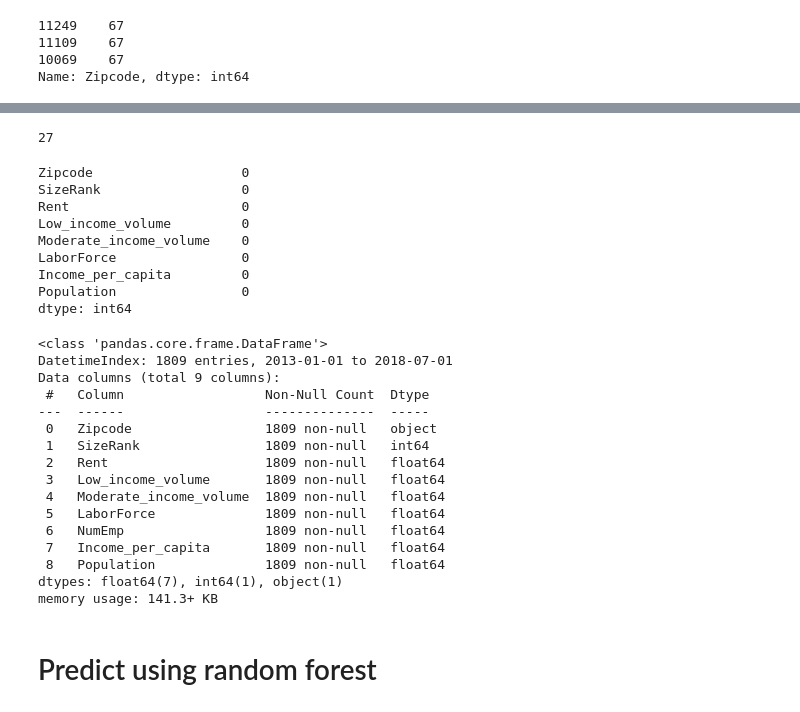
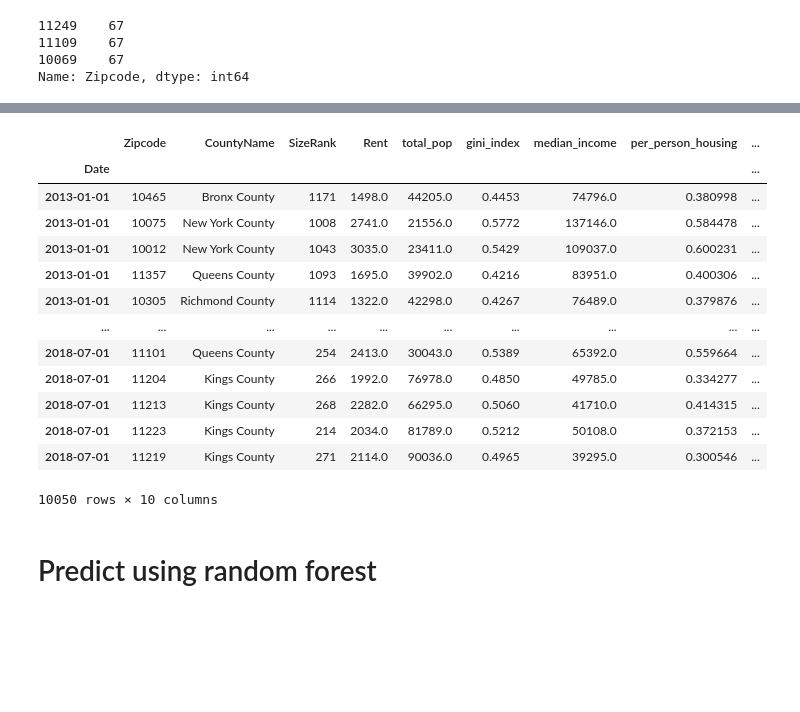
Before and after one commit to EugeniaDickson/zillow_rent_index, a Jupyter notebook: casey/7park_EDA-copy.ipynb, the cells around one changed output, grey strips where cells are left out. Saved outputs shown, nothing was run; the diff lists cells and outputs as text; code cells hidden in the pictures; blank space fills up the shorter version.

```diff
--- a/casey/7park_EDA-copy.ipynb
+++ b/casey/7park_EDA-copy.ipynb
@@ -181,3 +164,11 @@ nyc_df[nyc_df.isnull().sum(axis = 1)>0].Zipcode.value_counts()
 11109    67
 10069    67
 Name: Zipcode, dtype: int64
+# %%
+nyc_impute = nyc_df.fillna({'mean_commute_time':np.mean(nyc_df['mean_commute_time']),
+               'total_pop':np.mean(nyc_df['total_pop']),
+               'gini_index':np.mean(nyc_df['gini_index']),
+               'median_income':np.mean(nyc_df['median_income']),
+               'per_person_housing':np.mean(nyc_df.per_person_housing),
+               'bachelors_ormore':np.mean(nyc_df.bachelors_ormore)
+              })
@@ -273,38 +231,20 @@ austin_df
-# %%
-len(austin_df['Zipcode'].value_counts())
-# %% [output]
-27
-# %%
-austin_df.isnull().sum(axis = 0)
-# %% [output]
-Zipcode                   0
-SizeRank                  0
-Rent                      0
-Low_income_volume         0
-Moderate_income_volume    0
-LaborForce                0
-Income_per_capita         0
-Population                0
-dtype: int64
-# %%
-austin_df.info()
-# %% [output]
-<class 'pandas.core.frame.DataFrame'>
-DatetimeIndex: 1809 entries, 2013-01-01 to 2018-07-01
-Data columns (total 9 columns):
- #   Column                  Non-Null Count  Dtype
----  ------                  --------------  -----
- 0   Zipcode                 1809 non-null   object
- 1   SizeRank                1809 non-null   int64
- 2   Rent                    1809 non-null   float64
- 3   Low_income_volume       1809 non-null   float64
- 4   Moderate_income_volume  1809 non-null   float64
- 5   LaborForce              1809 non-null   float64
- 6   NumEmp                  1809 non-null   float64
- 7   Income_per_capita       1809 non-null   float64
- 8   Population              1809 non-null   float64
-dtypes: float64(7), int64(1), object(1)
-memory usage: 141.3+ KB
+# %%
+nyc_impute
+# %% [output]
+|  | Zipcode | CountyName | SizeRank | Rent | total_pop | gini_index | median_income | per_person_housing | ... |
+| Date |  |  |  |  |  |  |  |  | ... |
+| 2013-01-01 | 10465 | Bronx County | 1171 | 1498.0 | 44205.0 | 0.4453 | 74796.0 | 0.380998 | ... |
+| 2013-01-01 | 10075 | New York County | 1008 | 2741.0 | 21556.0 | 0.5772 | 137146.0 | 0.584478 | ... |
+| 2013-01-01 | 10012 | New York County | 1043 | 3035.0 | 23411.0 | 0.5429 | 109037.0 | 0.600231 | ... |
+| 2013-01-01 | 11357 | Queens County | 1093 | 1695.0 | 39902.0 | 0.4216 | 83951.0 | 0.400306 | ... |
+| 2013-01-01 | 10305 | Richmond County | 1114 | 1322.0 | 42298.0 | 0.4267 | 76489.0 | 0.379876 | ... |
+| ... | ... | ... | ... | ... | ... | ... | ... | ... | ... |
+| 2018-07-01 | 11101 | Queens County | 254 | 2413.0 | 30043.0 | 0.5389 | 65392.0 | 0.559664 | ... |
+| 2018-07-01 | 11204 | Kings County | 266 | 1992.0 | 76978.0 | 0.4850 | 49785.0 | 0.334277 | ... |
+| 2018-07-01 | 11213 | Kings County | 268 | 2282.0 | 66295.0 | 0.5060 | 41710.0 | 0.414315 | ... |
+| 2018-07-01 | 11223 | Kings County | 214 | 2034.0 | 81789.0 | 0.5212 | 50108.0 | 0.372153 | ... |
+| 2018-07-01 | 11219 | Kings County | 271 | 2114.0 | 90036.0 | 0.4965 | 39295.0 | 0.300546 | ... |
+10050 rows × 10 columns
 # %% [markdown]
 # Predict using random forest
 # %%
```
Also changed, not shown: parts of 22 cells of this notebook.
